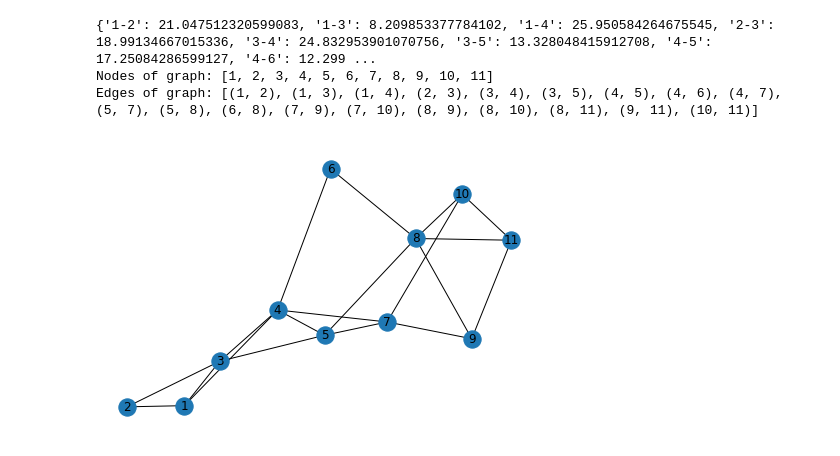
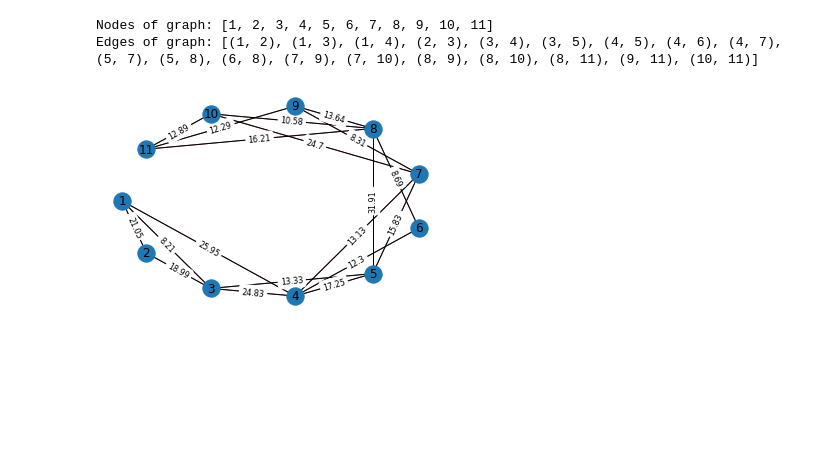
Before and after one commit to DSNortsev/Education, a Jupyter notebook: CSE545-Artificial_Intelligence/Project2/Project2.ipynb, the cells around one changed output. Cells and saved outputs as stored; diff of their text form; code cells hidden in the pictures; blank space fills up the shorter version.

```diff
--- a/CSE545-Artificial_Intelligence/Project2/Project2.ipynb
+++ b/CSE545-Artificial_Intelligence/Project2/Project2.ipynb
@@ -59,9 +59,9 @@ class Graph:
         # Dictionary of all vertices name
         self._graph = {}
         # List of all edges in the graph
-        self._graph_edges = []
-        self._data = self.read_tsp_file(path)
-        self._weights = {}
+        self._graph_edges = {}
+        # Raw data about nodes and x and y distances
+        self._nodes = self.read_tsp_file(path)
 
 
     def add_vertices(self, vertices):
@@ -75,10 +75,10 @@ class Graph:
                 # Add vertex to the graph with names of all adjacent vertices
                 self._graph[vertex.name] = vertex.get_adjacent_nodes()
                 # Add edges to the graph and calculate weights for each edge
-                self._graph_edges.extend(vertex.get_edges())
+#                 self._graph_edges.extend(vertex.get_edges())
 
-                self._weights.update({f'{n1}-{n2}':self.calculate_distance(self._data[n1][0], self._data[n1][1],
-                                self._data[n2][0], self._data[n2][1]) for n1, n2 in vertex.get_edges()})
+                self._graph_edges.update({f'{n1}-{n2}':self.calculate_distance(self._nodes[n1][0], self._nodes[n1][1],
+                                self._nodes[n2][0], self._nodes[n2][1]) for n1, n2 in vertex.get_edges()})
 
 
     def read_tsp_file(self, path):
@@ -126,7 +126,7 @@ class Graph:
         """
         total_distance = 0
         for i in range(1, len(tour)):
-            total_distance += self._weights[f'{tour[i-1]}-{tour[i]}']
+            total_distance += self._graph_edges[f'{tour[i-1]}-{tour[i]}']
         return total_distance
 
 
@@ -149,11 +149,21 @@ class Graph:
         """
         return self._graph_edges
 
-    def get_weight(self):
+    def get_nodes(self):
         """
-        Retuns a dictionary of all edges's weights
+        Return a list of nodes with its x and y coordinates
         """
-        return self._weights
+        return self._nodes
+
+    def get_all_edges(self):
+        """
+        Return a list of  edges without weights
+        """
+        total_edges = []
+        for edge in [*self._graph_edges]:
+            n1, n2 = edge.split('-')
+            total_edges.append((int(n1), int(n2)))
+        return total_edges
 
 
     def dfs_paths(self, start, goal, path=None):
@@ -222,7 +232,7 @@ class Graph:
         """
         Return a differnce of edges that are in the graph and passed edges
         """
-        return [edge for edge in self._graph_edges if edge not in edges]
+        return [edge for edge in self.get_all_edges() if edge not in edges]
 
 
 # List of vertices name
@@ -260,40 +270,58 @@ six.add_vertices([eight])
 seven.add_vertices([nine, ten])
 eight.add_vertices([nine, ten, eleven])
 nine.add_vertices([eleven])
 ten.add_vertices([eleven])
 
 # Instantiate graph
 graph = Graph('11PointDFSBFS.tsp')
 
 # Add vertices to graph:
 vertex_list = []
 for vertex in strings_name:
     vertex_list.append(globals()[vertex])
 graph.add_vertices(vertex_list)
 
-print(graph.get_weight())
+
+# print(graph.get_nodes())
+
+# print(graph.get_weight().items())
 
 # Visualization
 # Use networkx python library
 g = nx.Graph()
-g.add_nodes_from(string_value)
 
 # Add all edges
-for k, v in graph.get_edges():
-    g.add_edge(k, v)
+for k,v in graph.get_edges().items():
+        n1,n2 = k.split('-')
+        g.add_edge(int(n1), int(n2), weight = round(v, 2))
+
+# Get position layout
+pos = nx.shell_layout(g)
+# Get weight for each eadge
+labels = nx.get_edge_attributes(g,'weight')
+
+nx.draw_networkx_edge_labels(g, pos, edge_labels=labels, font_size=8)
+nx.draw_networkx_edges(g, pos, width=1.0, alpha=0.5)
+nx.draw_networkx_edges(
+    g,
+    pos,
+    edgelist=graph.get_all_edges(),
+    width=0.5,
+    alpha=0.5,
+    edge_color="r",
+)
 
 
 print(f'Nodes of graph: {g.nodes()}')
 print(f'Edges of graph: {g.edges()}')
 
-nx.draw(g, with_labels= True)
+nx.draw_shell(g, with_labels = True)
 plt.savefig("project_2_graph.png")
 plt.show()
 # %% [output]
-{'1-2': 21.047512320599083, '1-3': 8.209853377784102, '1-4': 25.950584264675545, '2-3': 18.99134667015336, '3-4': 24.832953901070756, '3-5': 13.328048415912708, '4-5': 17.25084286599127, '4-6': 12.299 ...
 Nodes of graph: [1, 2, 3, 4, 5, 6, 7, 8, 9, 10, 11]
 Edges of graph: [(1, 2), (1, 3), (1, 4), (2, 3), (3, 4), (3, 5), (4, 5), (4, 6), (4, 7), (5, 7), (5, 8), (6, 8), (7, 9), (7, 10), (8, 9), (8, 10), (8, 11), (9, 11), (10, 11)]
-[figure, old version]
+[figure, new version]
 # %%
 %%time
 
```
Also changed, not shown: parts of 5 cells of this notebook.
